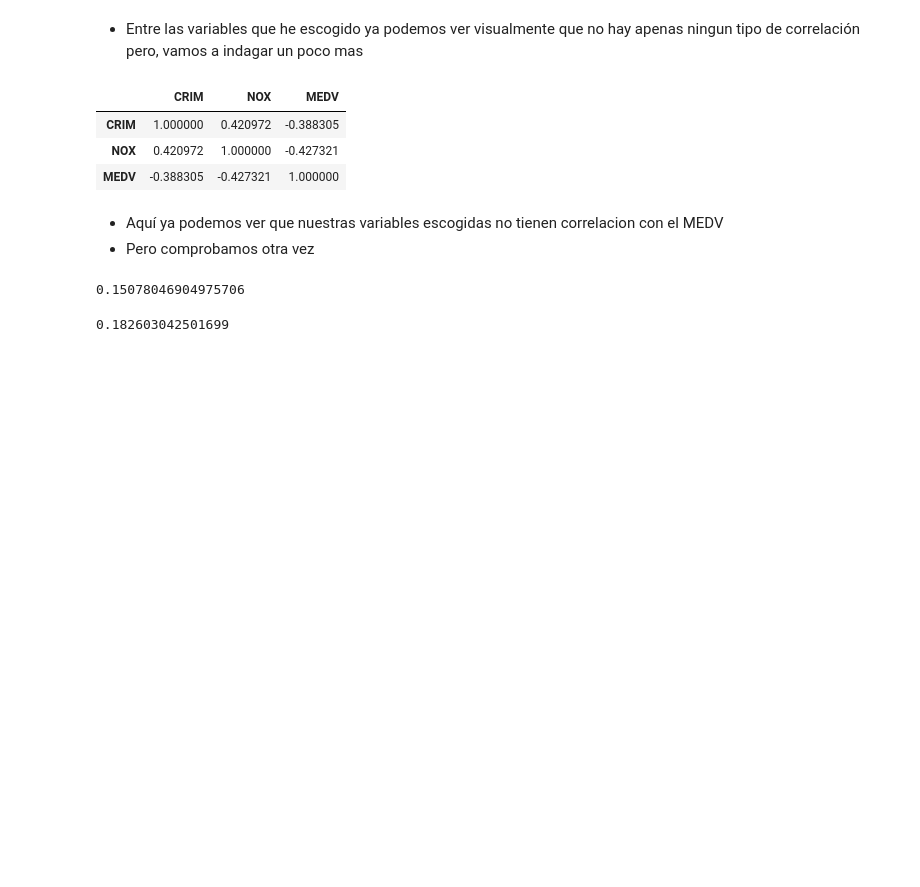
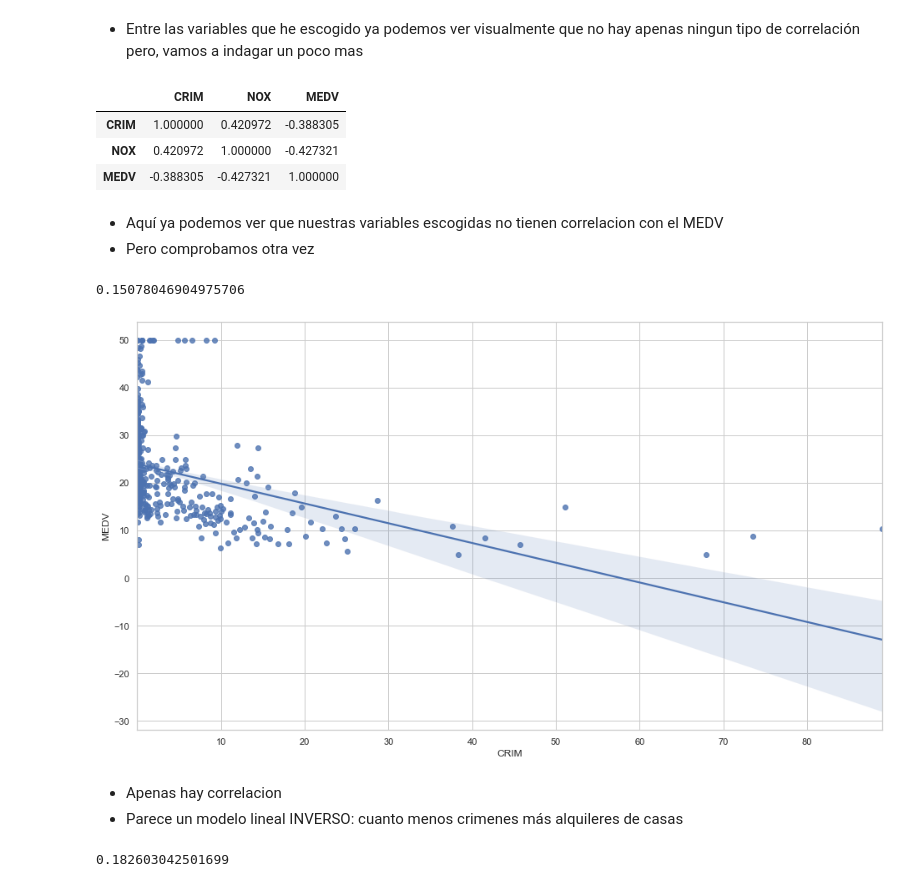
Before and after one commit to leticia-sobrino/linear-regression-boston-housing, a Jupyter notebook: mini-project.ipynb, the cells around one changed output. Cells and saved outputs as stored; diff of their text form; code cells hidden in the pictures; blank space fills up the shorter version.

```diff
--- a/mini-project.ipynb
+++ b/mini-project.ipynb
@@ -130,6 +130,13 @@ corr_CRIM = smf.ols('MEDV ~ CRIM', data=boston).fit().rsquared
 corr_CRIM
 # %% [output]
 0.15078046904975706
+# %%
+sns.regplot(x='CRIM', y='MEDV', data=boston);
+# %% [output]
+[figure, added]
+# %% [markdown]
+* Apenas hay correlacion
+* Parece un modelo lineal INVERSO: cuanto menos crimenes más alquileres de casas
 # %%
 corr_NOX = smf.ols('MEDV ~ NOX', data=boston).fit().rsquared
 corr_NOX
```
Also changed, not shown: parts of 6 cells of this notebook.
